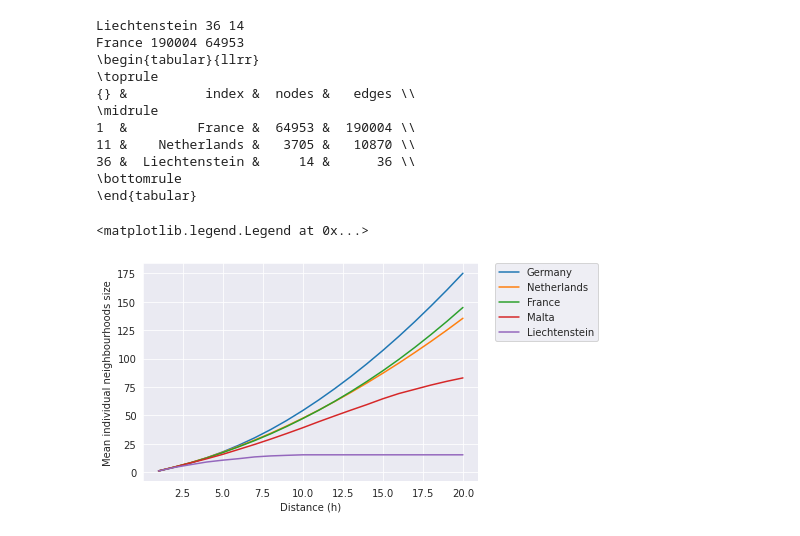
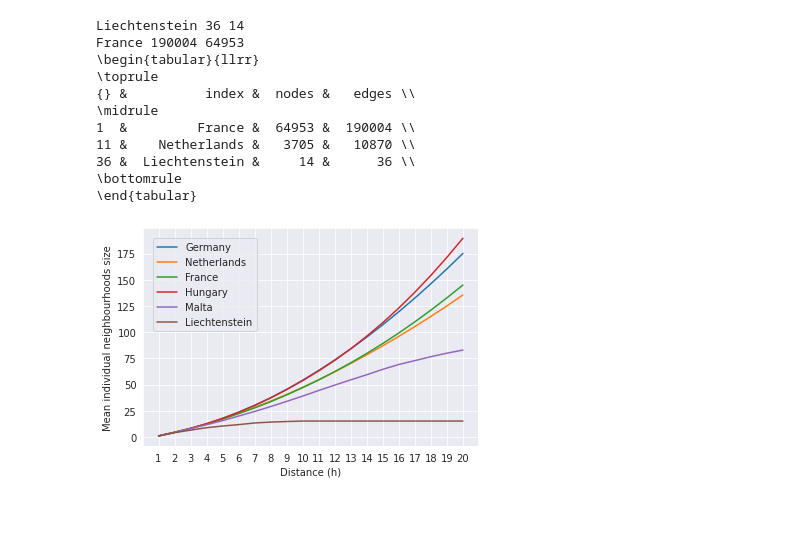
Before and after one commit to mattiejas/SNACS-road-intersections, a Jupyter notebook: main.ipynb, the cells around one changed output. Saved outputs shown, nothing was run; the diff lists cells and outputs as text; code cells hidden in the pictures.

Commit message:
Add fancy graphs.jpeg

```diff
--- a/main.ipynb
+++ b/main.ipynb
@@ -71,16 +71,22 @@ France 190004 64953
 # %%
 mean_IN = { c: results[c]['mean_individual_neighbourhoods'] for c in results.keys() }
 mean_IN_df = pd.DataFrame(mean_IN)
 mean_IN_df.index += 1
 
-sns.lineplot(data=mean_IN_df[['Germany', 'Netherlands', 'France', 'Malta', 'Liechtenstein']], dashes=False)
+# fig = plt.figure(figsize=(7,5))
+sns.lineplot(data=mean_IN_df[['Germany', 'Netherlands', 'France', 'Hungary', 'Malta', 'Liechtenstein']], dashes=False)
 plt.xlabel('Distance (h)')
 plt.ylabel('Mean individual neighbourhoods size')
 # Put the legend out of the figure
-plt.legend(bbox_to_anchor=(1.05, 1), loc=2, borderaxespad=0.)
+# plt.legend(loc=2, borderaxespad=1.)
+# plt.tight_layout()
+
+xint = range(1,21)
+plt.xticks(xint)
+
+plt.savefig('images/mean_individual_neighbourhoods.pdf')
 # %% [output]
-<matplotlib.legend.Legend at 0x...>
-[figure, old version]
+[figure, new version]
 # %%
 # print(results)
 
```
Also changed, not shown: parts of 4 cells of this notebook, 3 other files.
